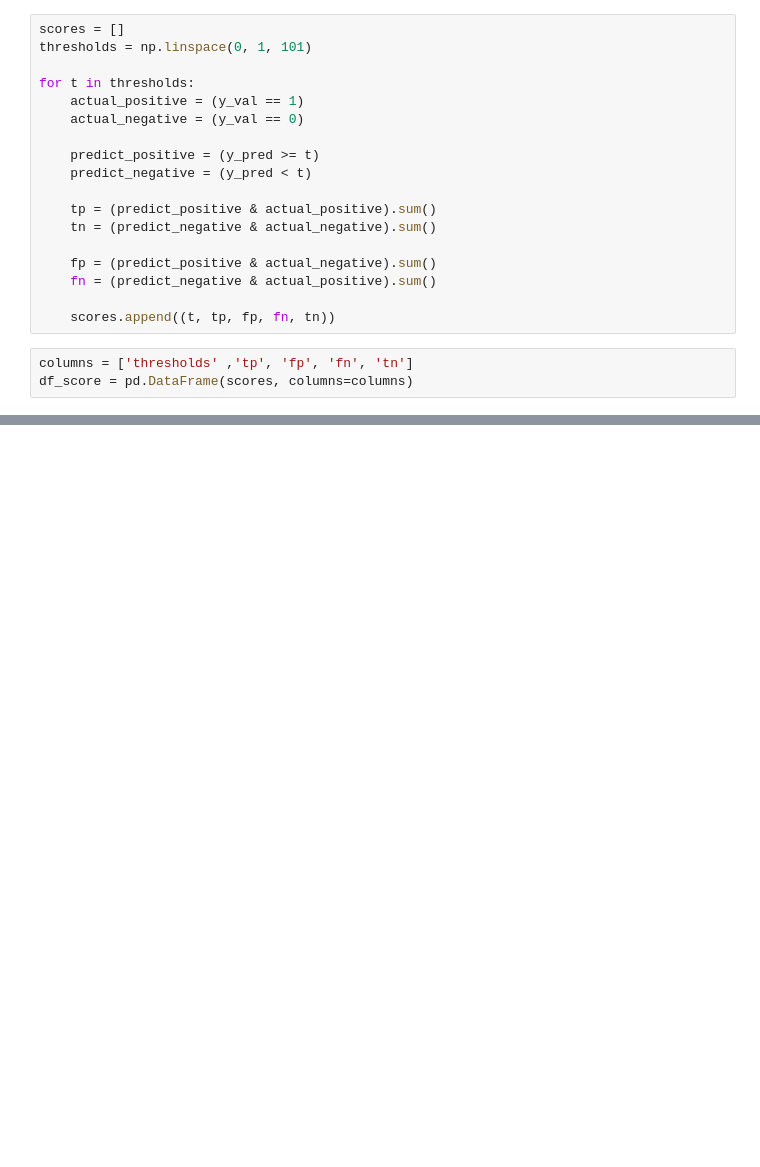
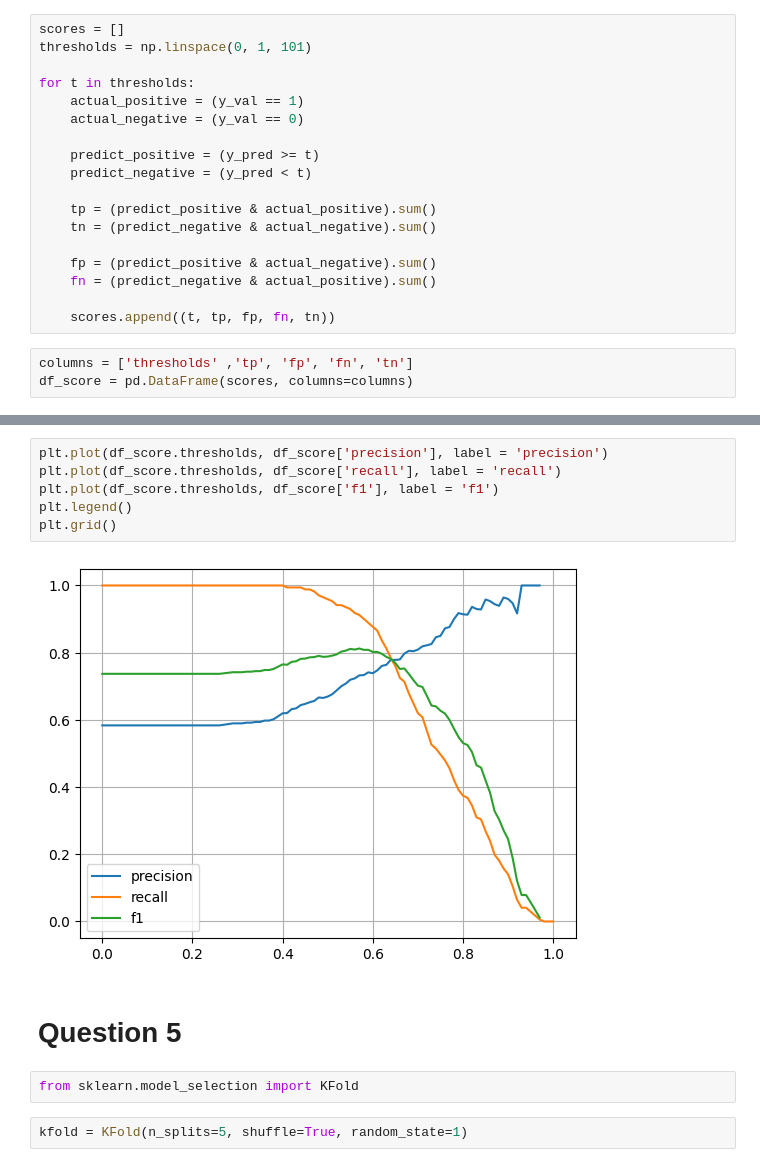
Before and after one commit to paccale/machine-learning-zoomcamp-homework, a Jupyter notebook: 04_Evaluation/Evaluation.ipynb, the cells around one changed output, grey strips where cells are left out. Drawn from its saved outputs; the diff is of its cells as text; blank space fills up the shorter version.

```diff
--- a/04_Evaluation/Evaluation.ipynb
+++ b/04_Evaluation/Evaluation.ipynb
@@ -185,0 +205,14 @@ plt.legend()
+# %%
+plt.plot(df_score.thresholds, df_score['precision'], label = 'precision')
+plt.plot(df_score.thresholds, df_score['recall'], label = 'recall')
+plt.plot(df_score.thresholds, df_score['f1'], label = 'f1')
+plt.legend()
+plt.grid()
+# %% [output]
+[figure, added]
+# %% [markdown]
+# Question 5
+# %%
+from sklearn.model_selection import KFold
+# %%
+kfold = KFold(n_splits=5, shuffle=True, random_state=1)
```
Also changed, not shown: parts of 19 cells of this notebook.
